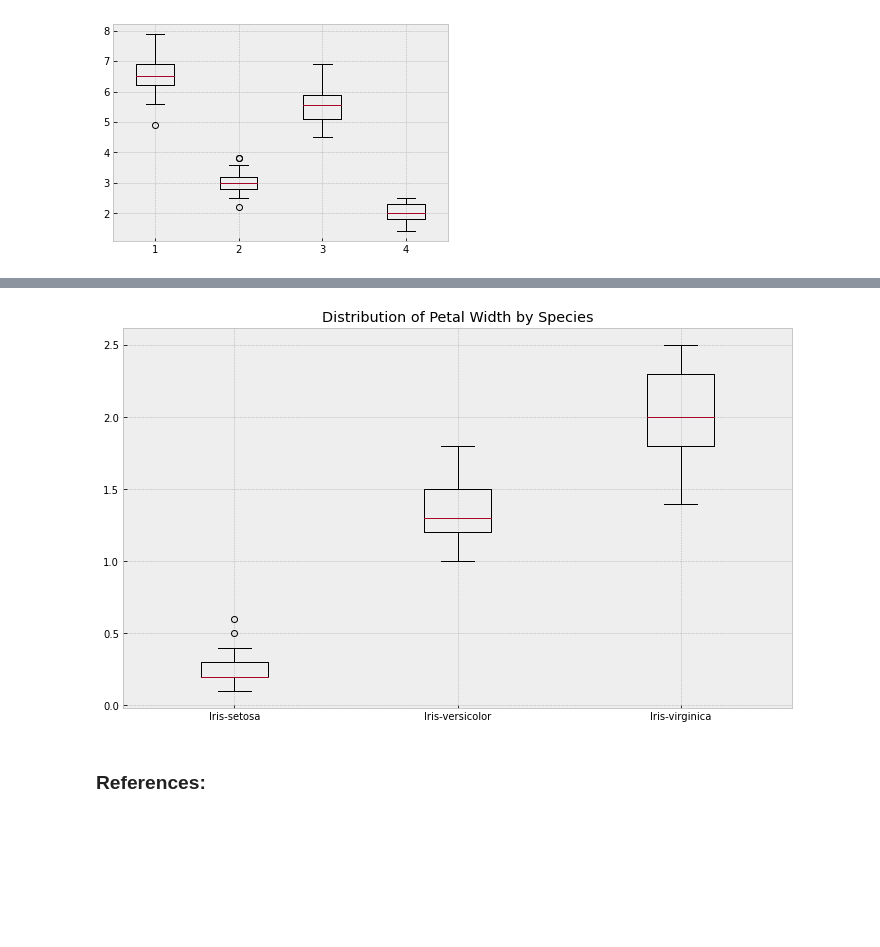
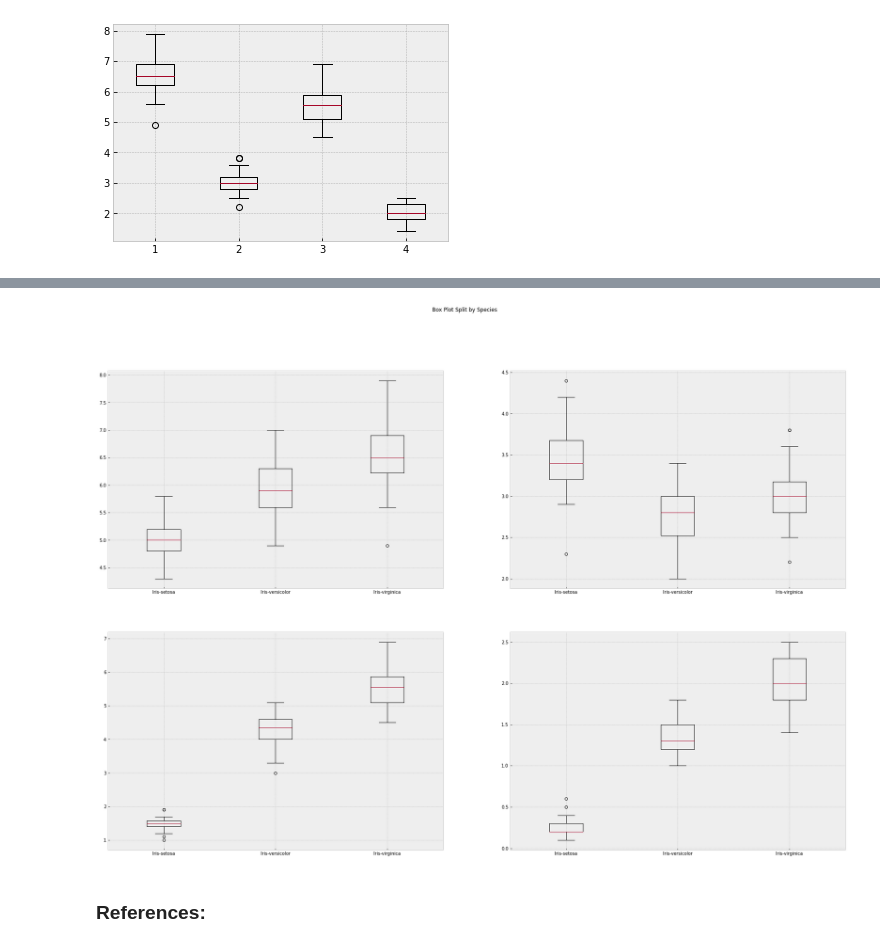
Before and after one commit to ShanePAustin/fundamentals-of-data-analysis, a Jupyter notebook: pyplot.ipynb, the cells around one changed output, grey strips where cells are left out. Saved outputs shown, nothing was run; the diff lists cells and outputs as text; code cells hidden in the pictures; blank space fills up the shorter version.

Commit message:
Consolidate plots

```diff
--- a/pyplot.ipynb
+++ b/pyplot.ipynb
@@ -640,20 +598,32 @@ plt.show()
 setosaPW = setosa['PetalWidth']
 versicolorPW = versicolor['PetalWidth']
 virginicaPW = virginica['PetalWidth']
-# %%
-# Set a larger figure
-fig, ax = plt.subplots(figsize=(12, 7))
-
-# Set plot title
-plt.title('Distribution of Petal Width by Species')
-
-# Set species names as labels for the boxplot
-dataset = [setosaPW, versicolorPW, virginicaPW]
-labels = df['Species'].unique()
-ax.boxplot(dataset, labels=labels)
-plt.show()
-# %% [output]
-[figure, removed]
+# %%
+SL = [setosaSL, versicolorSL, virginicaSL]
+SW = [setosaSW, versicolorSW, virginicaSW]
+PL = [setosaPL, versicolorPL, virginicaPL]
+PW = [setosaPW, versicolorPW, virginicaPW]
+# %%
+plt.figure(figsize=(30,20))
+plt.suptitle ("Box Plot Split by Species")
+labels = df['Species'].unique()
+
+plt.subplot(2,2,1)
+
+plt.boxplot(SL, labels=labels)
+plt.subplot(2,2,2)
+labels = df['Species'].unique()
+plt.boxplot(SW, labels=labels)
+plt.subplot(2,2,3)
+labels = df['Species'].unique()
+plt.boxplot(PL, labels=labels)
+plt.subplot(2,2,4)
+labels = df['Species'].unique()
+plt.boxplot(PW, labels=labels)
+
+plt.show()
+# %% [output]
+[figure, added]
 # %% [markdown]
 ### References:
 # %% [markdown]
```
Also changed, not shown: parts of 4 cells of this notebook.
